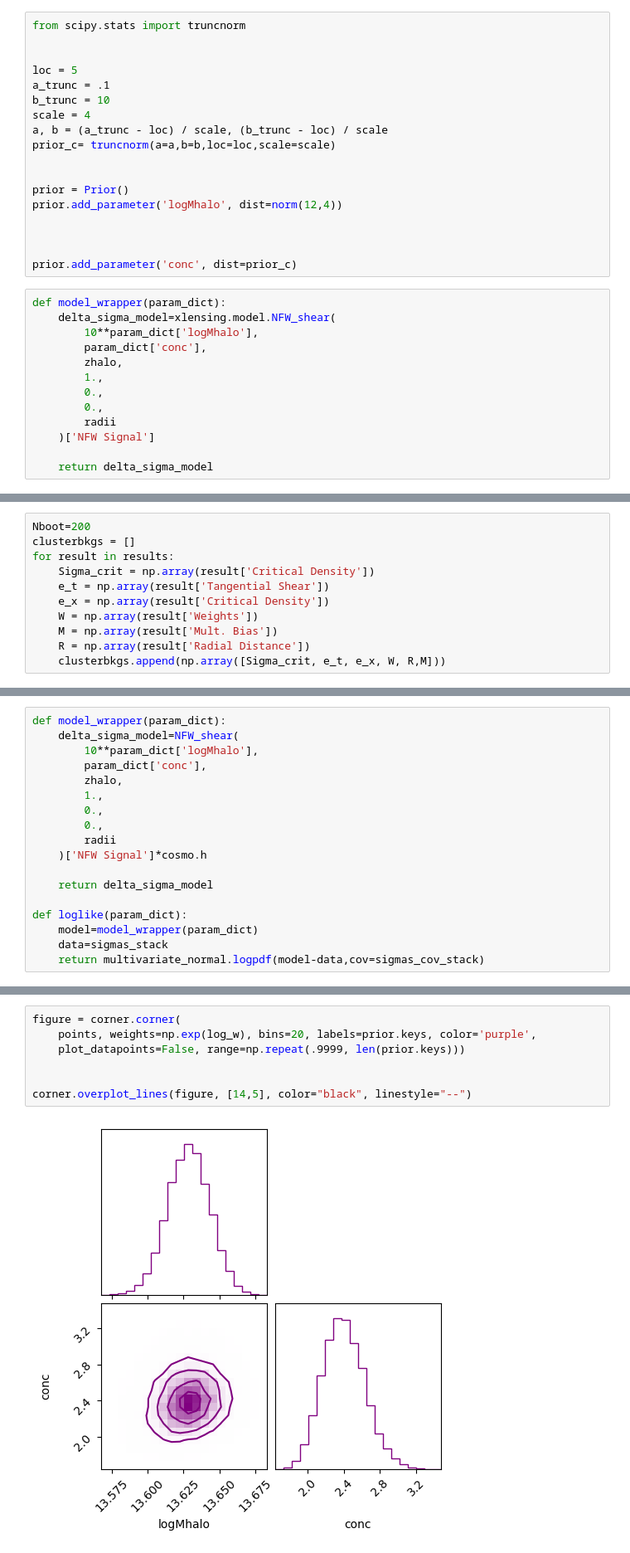
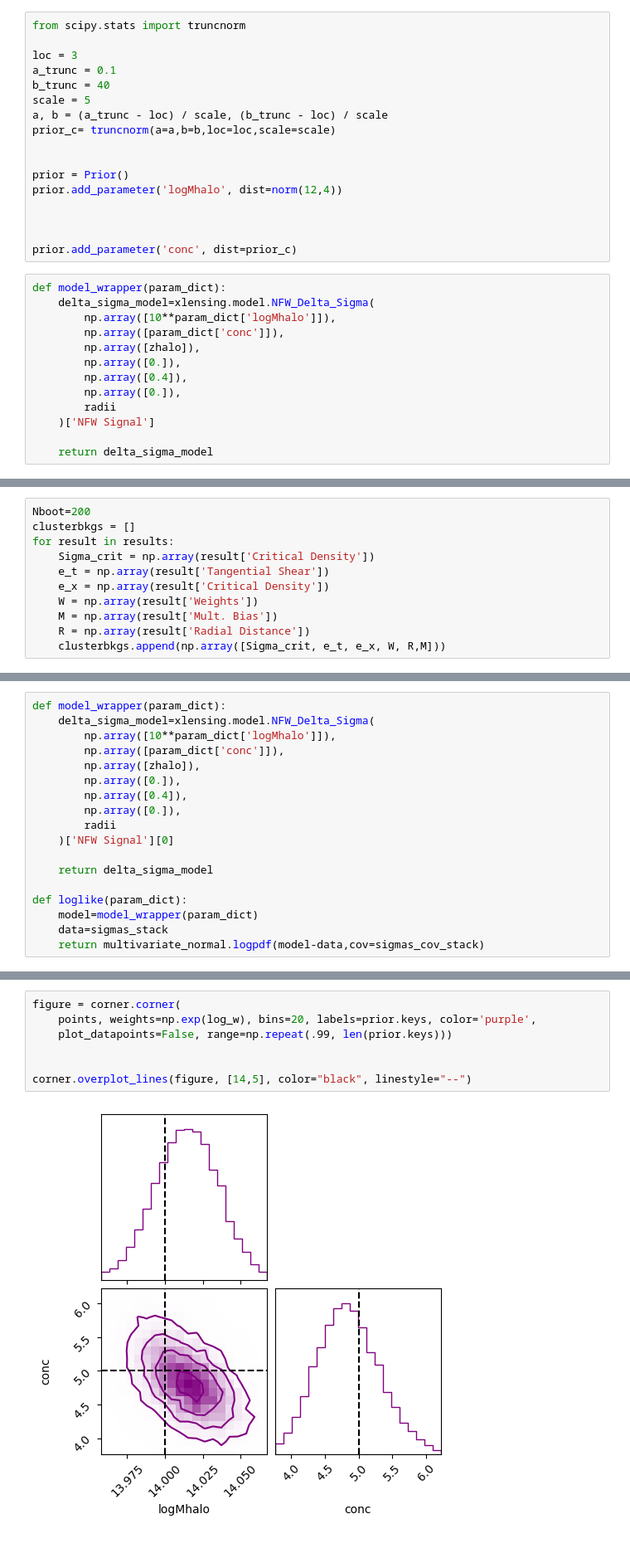
Before and after one commit to andrevitorelli/destacking, a Jupyter notebook: notebooks/prototype_destacking.ipynb, the cells around one changed output, grey strips where cells are left out. Shown at 83% size. Drawn from its saved outputs; the diff is of its cells as text.

```diff
--- a/notebooks/prototype_destacking.ipynb
+++ b/notebooks/prototype_destacking.ipynb
@@ -364,11 +356,10 @@ plt.savefig("1clustertest.png")
 # %%
 from scipy.stats import truncnorm
 
-
-loc = 5
-a_trunc = .1
-b_trunc = 10
-scale = 4
+loc = 3
+a_trunc = 0.1
+b_trunc = 40
+scale = 5
 a, b = (a_trunc - loc) / scale, (b_trunc - loc) / scale
 prior_c= truncnorm(a=a,b=b,loc=loc,scale=scale)
 
@@ -381,13 +372,13 @@ prior.add_parameter('logMhalo', dist=norm(12,4))
 prior.add_parameter('conc', dist=prior_c)
 # %%
 def model_wrapper(param_dict):
-    delta_sigma_model=xlensing.model.NFW_shear(
-        10**param_dict['logMhalo'],
-        param_dict['conc'],
-        zhalo,
-        1.,
-        0.,
-        0.,
+    delta_sigma_model=xlensing.model.NFW_Delta_Sigma(
+        np.array([10**param_dict['logMhalo']]),
+        np.array([param_dict['conc']]),
+        np.array([zhalo]),
+        np.array([0.]),
+        np.array([0.4]),
+        np.array([0.]),
         radii
     )['NFW Signal']
 
@@ -655,14 +835,14 @@ plt.legend()
 # %%
 def model_wrapper(param_dict):
-    delta_sigma_model=NFW_shear(
-        10**param_dict['logMhalo'],
-        param_dict['conc'],
-        zhalo,
-        1.,
-        0.,
-        0.,
+    delta_sigma_model=xlensing.model.NFW_Delta_Sigma(
+        np.array([10**param_dict['logMhalo']]),
+        np.array([param_dict['conc']]),
+        np.array([zhalo]),
+        np.array([0.]),
+        np.array([0.4]),
+        np.array([0.]),
         radii
-    )['NFW Signal']*cosmo.h
+    )['NFW Signal'][0]
 
     return delta_sigma_model
 
@@ -694,12 +883,12 @@ conc: 2.4644 - 0.2573 + 2.9684
 # %%
 figure = corner.corner(
     points, weights=np.exp(log_w), bins=20, labels=prior.keys, color='purple',
-    plot_datapoints=False, range=np.repeat(.9999, len(prior.keys)))
+    plot_datapoints=False, range=np.repeat(.99, len(prior.keys)))
 
 
 corner.overplot_lines(figure, [14,5], color="black", linestyle="--")
 # %% [output]
-[figure, old version]
+[figure, new version]
 # %%
 curve_samples = []
 for index in tqdm.tqdm(range(300)):
```
Also changed, not shown: parts of 79 cells of this notebook, 5 other files.
